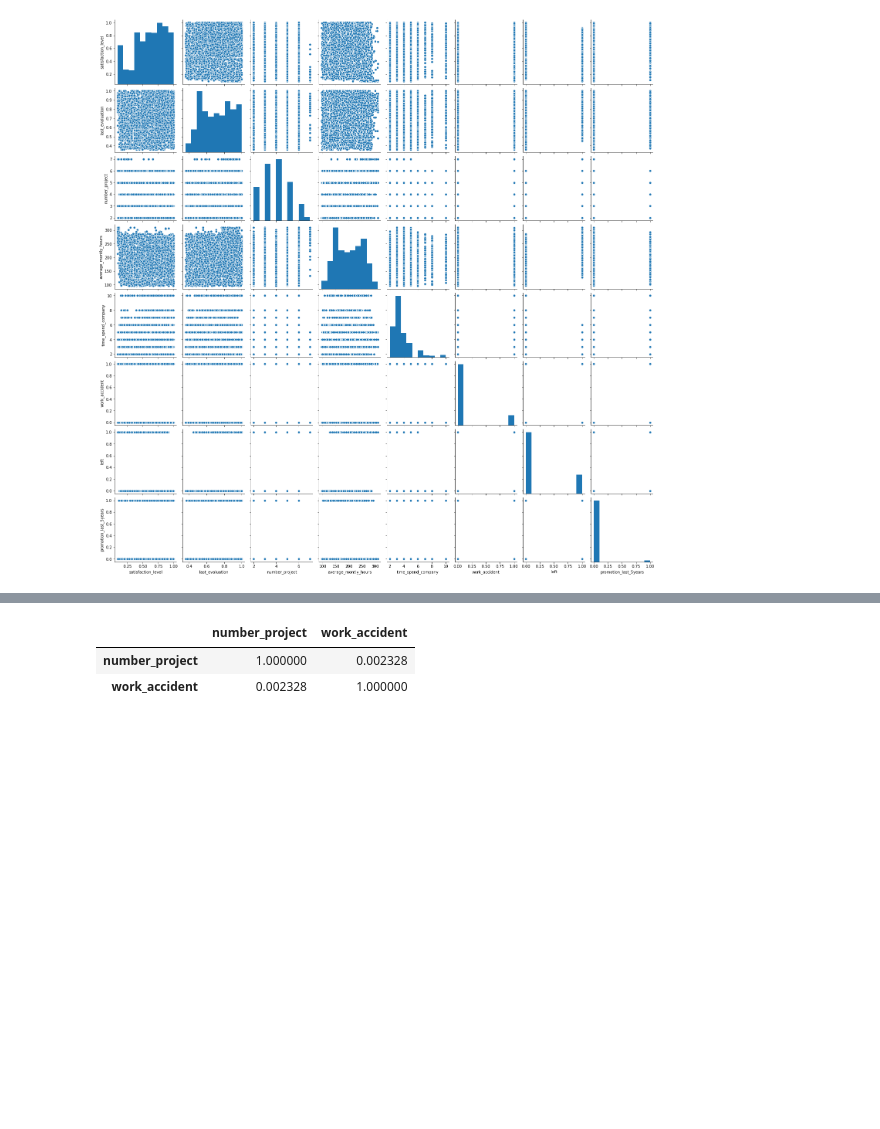
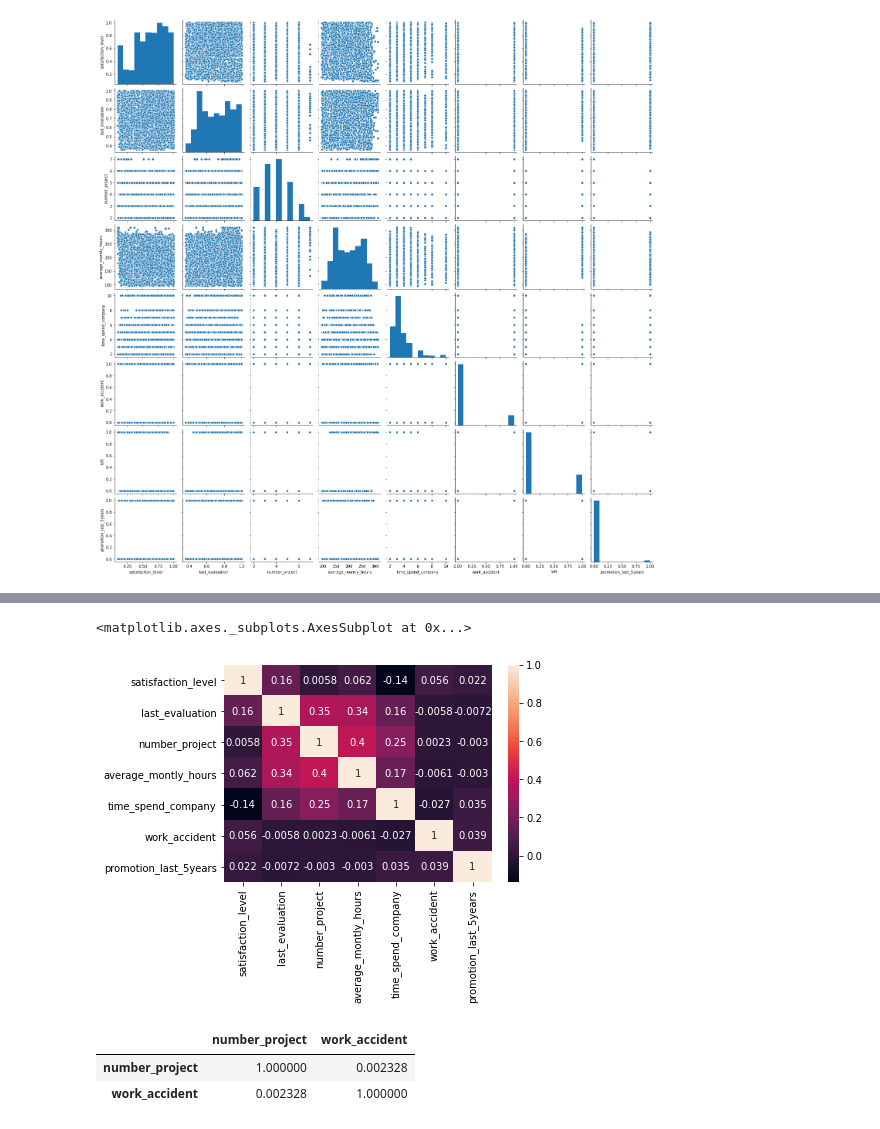
Before and after one commit to duzz23/My-Project, a Jupyter notebook: HR_Varganov_AO.ipynb, the cells around one changed output, grey strips where cells are left out. Saved outputs shown, nothing was run; the diff lists cells and outputs as text; code cells hidden in the pictures; blank space fills up the shorter version.

```diff
--- a/HR_Varganov_AO.ipynb
+++ b/HR_Varganov_AO.ipynb
@@ -190,6 +191,12 @@ df_hr_numerical.corr(method='spearman')
 | work_accident | 0.056333 | -0.005767 | 0.002328 | -0.006063 | -0.027277 | ... |
 | left | -0.365842 | -0.002440 | -0.019544 | 0.046455 | 0.268876 | ... |
 | promotion_last_5years | 0.022306 | -0.007167 | -0.002960 | -0.002951 | 0.035205 | ... |
+# %%
+xx= df_hr_numerical.corr(method='spearman')
+sns.heatmap(xx, annot=True)
+# %% [output]
+<matplotlib.axes._subplots.AxesSubplot at 0x...>
+[figure, added]
 # %%
 #Менее коррелированные переменные это:
 df_hr_numerical[['number_project', 'work_accident']].corr(method='spearman')
```
Also changed, not shown: parts of 38 cells of this notebook.
